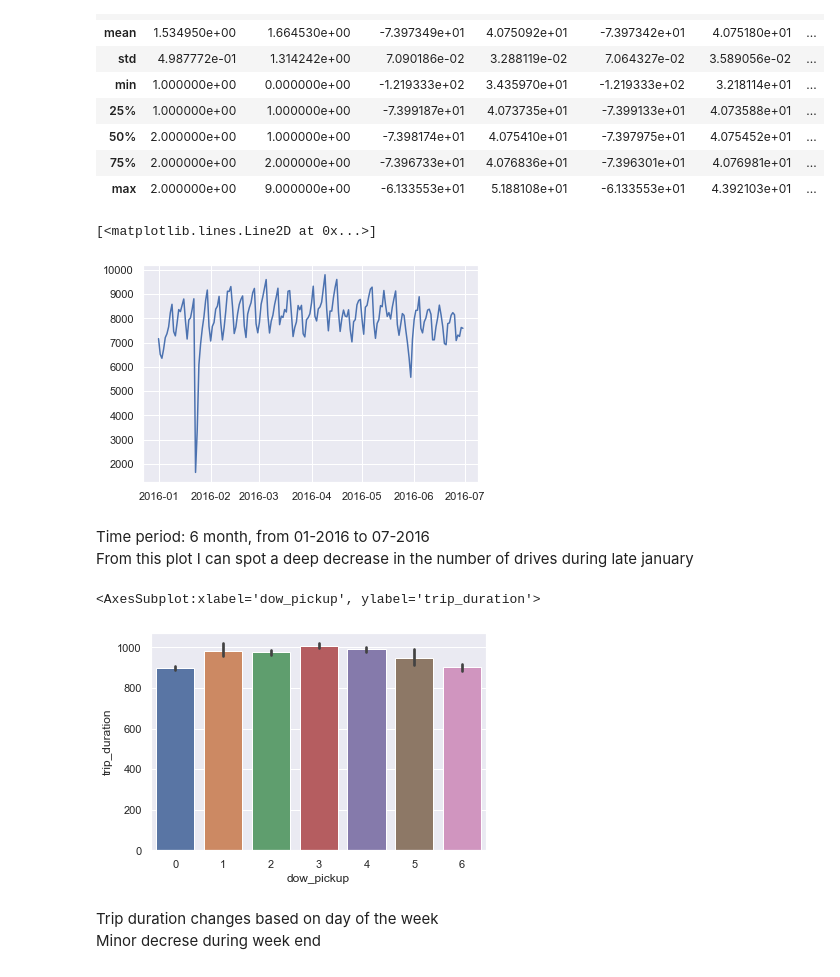
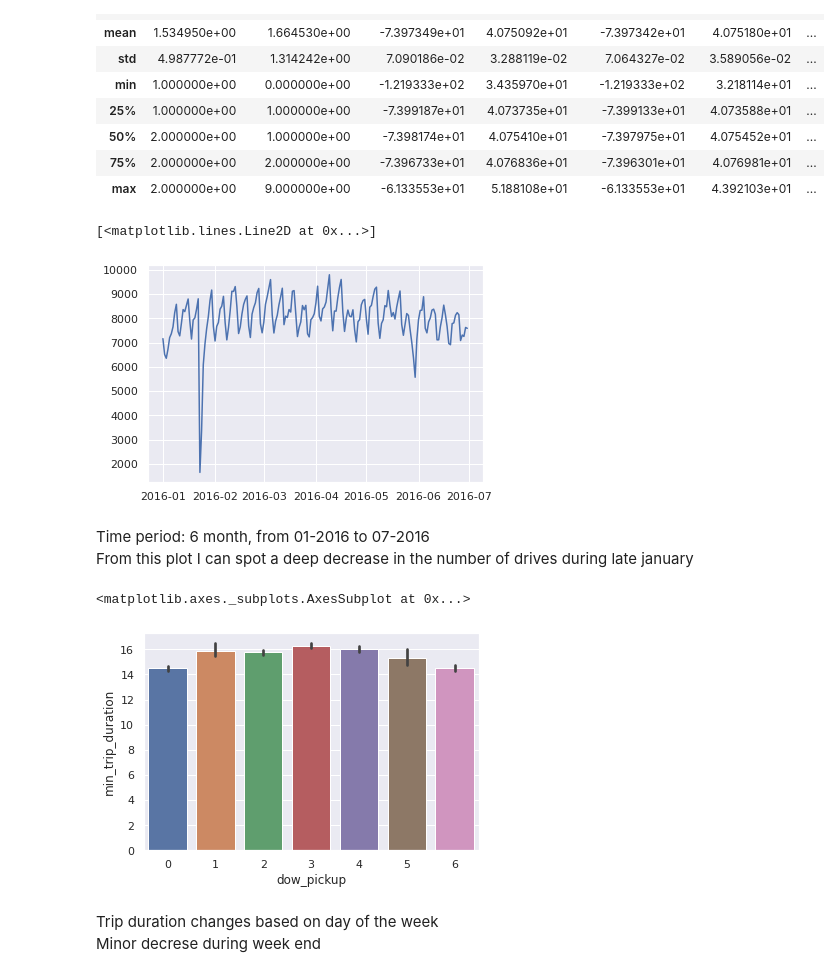
Before and after one commit to DragoneKTM/TaxiDrive_duration_prediction, a Jupyter notebook: Notebooks/1_Preparation.ipynb, the cells around one changed output. Drawn from its saved outputs; the diff is of its cells as text; code cells hidden in the pictures.

```diff
--- a/Notebooks/1_Preparation.ipynb
+++ b/Notebooks/1_Preparation.ipynb
@@ -8,7 +8,7 @@ from matplotlib import pyplot
 sns.set()
 # %%
 #Dataset load
-ds_train = pd.read_csv(r'..\Data\Original\train.zip' , compression="zip")
+ds_train = pd.read_csv(r'/train.zip' , compression="zip")
 # %% [markdown]
 ## Dataset description
 # %% [markdown]
@@ -90,16 +90,19 @@ ds_train['hour_pickup'] = [date.hour for date in ds_train.pickup_datetime]
 pyplot.plot(ds_train.groupby("pickup_date").count()[["vendor_id"]])
 # %% [output]
 [<matplotlib.lines.Line2D at 0x...>]
-[figure, old version]
+[figure, new version]
 # %% [markdown]
 Time period: 6 month, from 01-2016 to 07-2016<br>
 From this plot I can spot a deep decrease in the number of drives during late january
+# %%
+#from sec to min trip_duration
+ds_train['min_trip_duration'] = [sec//60 for sec in ds_train.trip_duration]
 # %%
-# bar plot of time duration
-sns.barplot(data=ds_train, y="trip_duration", x="dow_pickup")
+# bar plot of time duration in min
+sns.barplot(data=ds_train, y="min_trip_duration", x="dow_pickup")
 # %% [output]
-<AxesSubplot:xlabel='dow_pickup', ylabel='trip_duration'>
+<matplotlib.axes._subplots.AxesSubplot at 0x...>
-[figure, old version]
+[figure, new version]
 # %% [markdown]
 Trip duration changes based on day of the week <br>
 Minor decrese during week end
```
Also changed, not shown: parts of 3 cells of this notebook.
